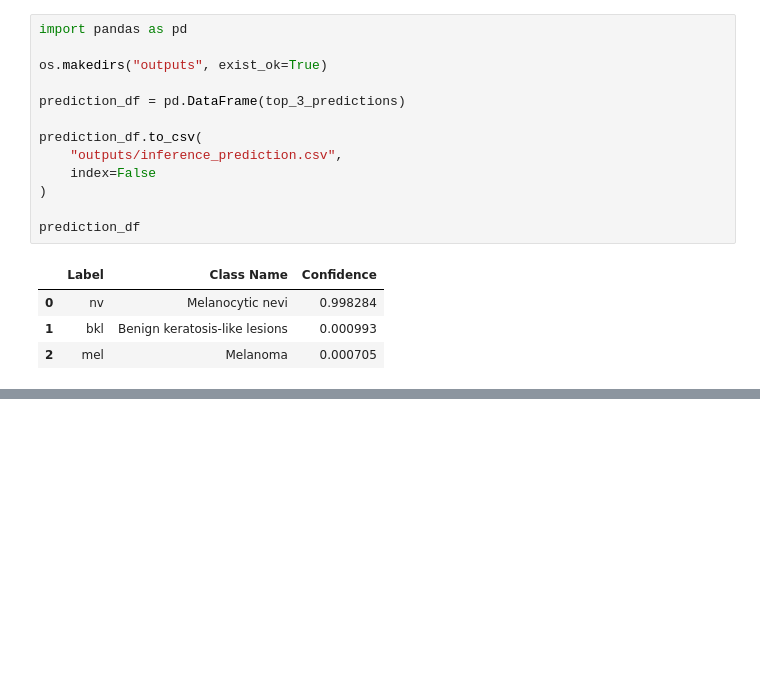
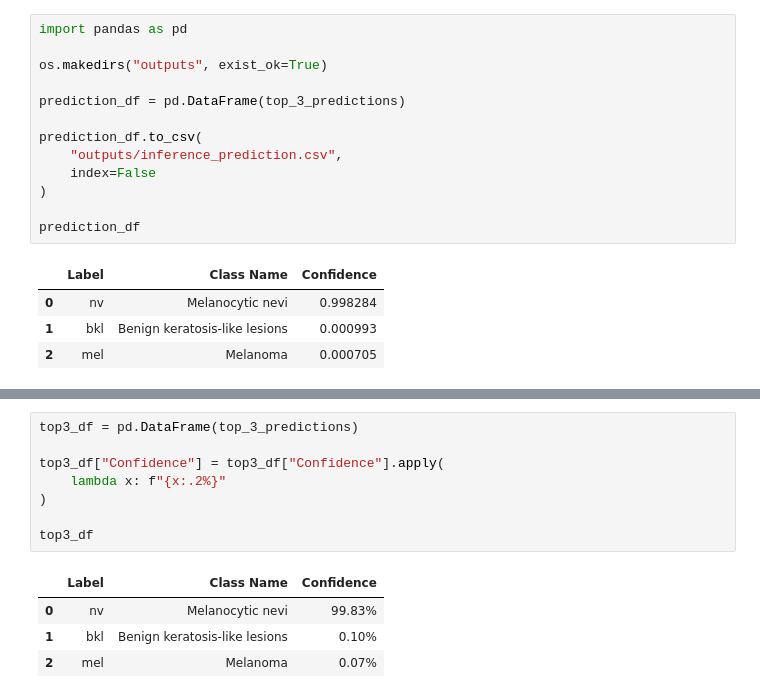
Before and after one commit to rinviriti/AI-ML-Learning-Journey, a Jupyter notebook: 12_capstone_projects/01_SkinGuard_XAI/SkinGuard_XAI_Inference.ipynb, the cells around one changed output, grey strips where cells are left out. Drawn from its saved outputs; the diff is of its cells as text; blank space fills up the shorter version.

```diff
--- a/12_capstone_projects/01_SkinGuard_XAI/SkinGuard_XAI_Inference.ipynb
+++ b/12_capstone_projects/01_SkinGuard_XAI/SkinGuard_XAI_Inference.ipynb
@@ -308,0 +563,13 @@ prediction_df
+# %%
+top3_df = pd.DataFrame(top_3_predictions)
+
+top3_df["Confidence"] = top3_df["Confidence"].apply(
+    lambda x: f"{x:.2%}"
+)
+
+top3_df
+# %% [output]
+|  | Label | Class Name | Confidence |
+| 0 | nv | Melanocytic nevi | 99.83% |
+| 1 | bkl | Benign keratosis-like lesions | 0.10% |
+| 2 | mel | Melanoma | 0.07% |
```
Also changed, not shown: parts of 25 cells of this notebook.
